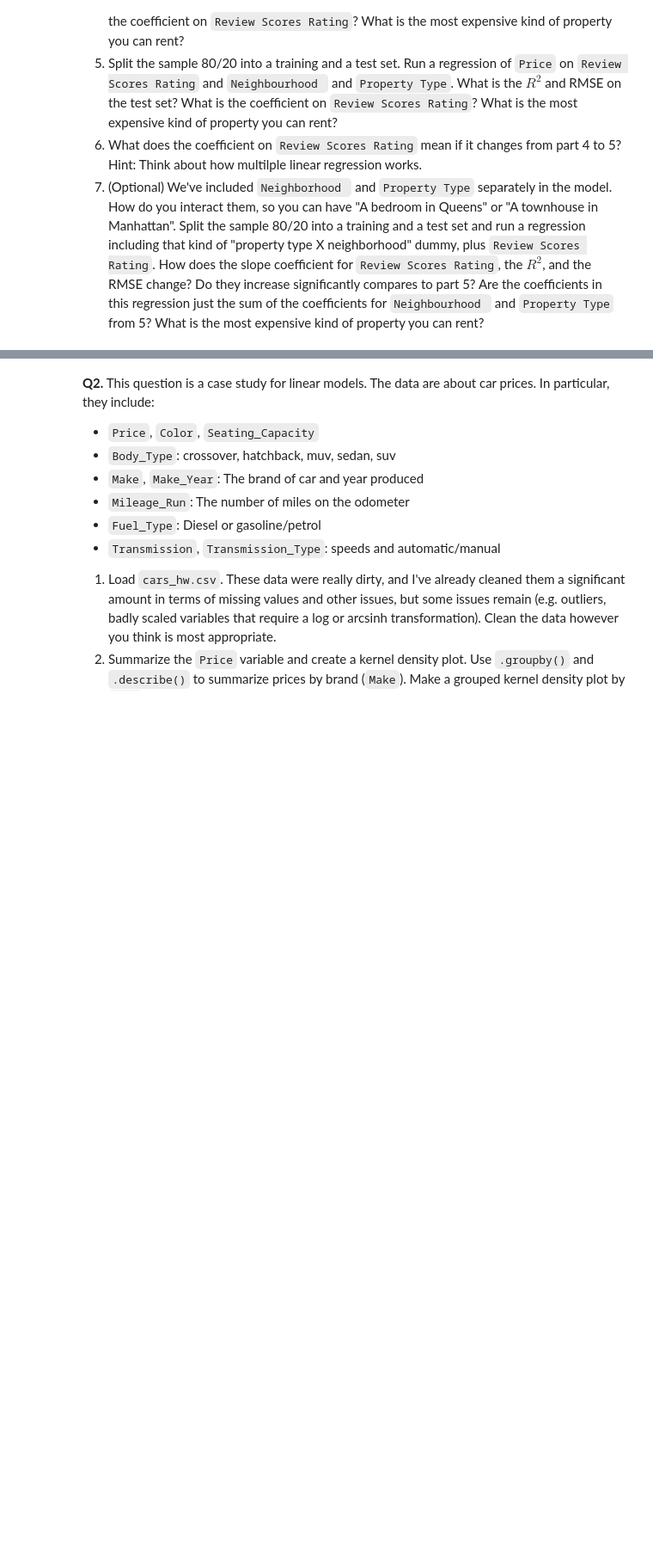
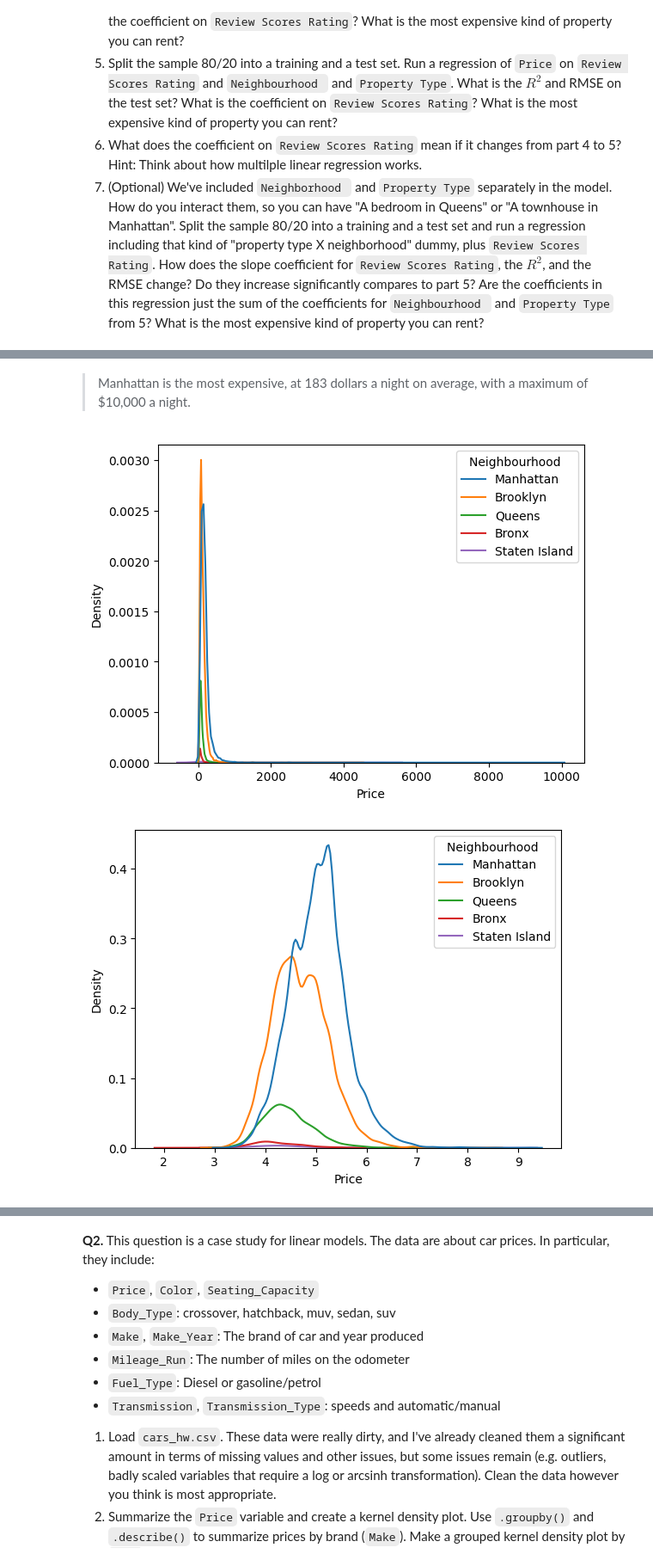
Before and after one commit to chetubarot/linearRegression, a Jupyter notebook: barot_assignment.ipynb, the cells around one changed output, grey strips where cells are left out. Shown: that part at 86% size. Saved outputs shown, nothing was run; the diff lists cells and outputs as text; code cells hidden in the pictures; blank space fills up the shorter version.

```diff
--- a/barot_assignment.ipynb
+++ b/barot_assignment.ipynb
@@ -42,3 +42,13 @@
 5. Split the sample 80/20 into a training and a test set. Run a regression of `Price` on `Review Scores Rating` and `Neighbourhood ` and `Property Type`. What is the $R^2$ and RMSE on the test set? What is the coefficient on `Review Scores Rating`? What is the most expensive kind of property you can rent?
 6. What does the coefficient on `Review Scores Rating` mean if it changes from part 4 to 5? Hint: Think about how multilple linear regression works.
 7. (Optional) We've included `Neighborhood ` and `Property Type` separately in the model. How do you interact them, so you can have "A bedroom in Queens" or "A townhouse in Manhattan". Split the sample 80/20 into a training and a test set and run a regression including that kind of "property type X neighborhood" dummy, plus `Review Scores Rating`. How does the slope coefficient for `Review Scores Rating`, the $R^2$, and the RMSE change? Do they increase significantly compares to part 5? Are the coefficients in this regression just the sum of the coefficients for `Neighbourhood ` and `Property Type` from 5? What is the most expensive kind of property you can rent?
+# %%
+#Q1)
+
+import numpy as np
+import matplotlib.pyplot as plt
+import pandas as pd
+import seaborn as sns
+
+df = pd.read_csv('/content/Q1_clean.csv')
+df.head()
@@ -44,0 +74,12 @@
+# %% [markdown]
+> Manhattan is the most expensive, at 183 dollars a night on average, with a maximum of $10,000 a night.
+# %%
+#1.1
+sns.kdeplot(x=df['Price'], hue=df['Neighbourhood '])
+plt.show()
+
+sns.kdeplot(x=np.log(df['Price']), hue=df['Neighbourhood '])
+plt.show()
+# %% [output]
+[figure, added]
+[figure, added]
```
Also changed, not shown: parts of 7 cells of this notebook.
